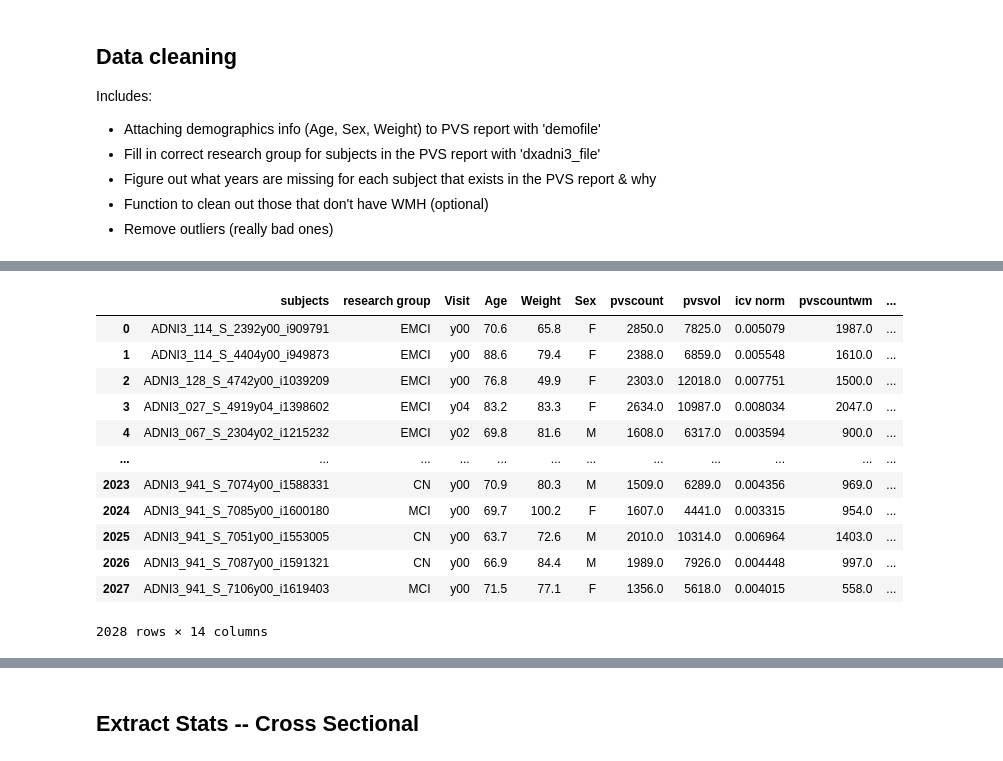
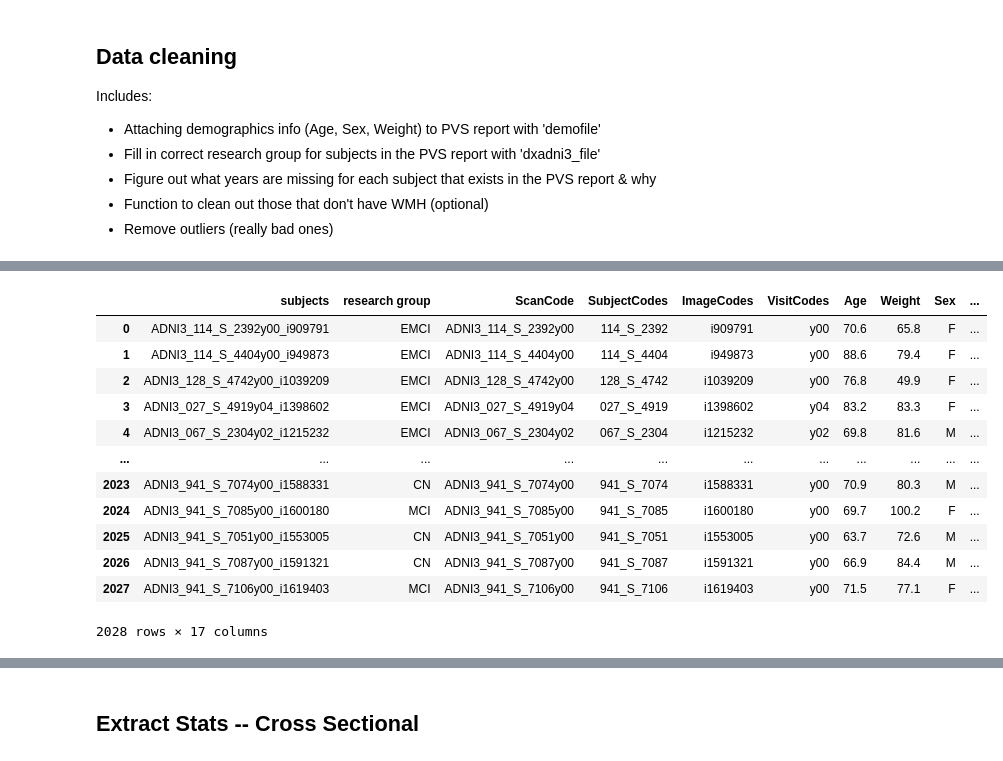
Before and after one commit to cind/pijp-frangi, a Jupyter notebook: pijp_frangi/stat_analysis.ipynb, the cells around one changed output, grey strips where cells are left out. Drawn from its saved outputs; the diff is of its cells as text; code cells hidden in the pictures.

Commit message:
test faulty subjects

```diff
--- a/pijp_frangi/stat_analysis.ipynb
+++ b/pijp_frangi/stat_analysis.ipynb
@@ -273,17 +435,10 @@ demo_clean.to_csv(os.path.join(path,'demographics_report_.csv'), index=False)
 # %%
-## test: which ones don't match?
-demoonly_clean = pd.DataFrame({'subjects':demo_clean['subjects'],'SubjectCodes':demo_clean['SubjectCodes'],'Visit':demo_clean['Visit'],'Age':demo_clean['Age'],'Weight':demo_clean['Weight'],'Sex':demo_clean['Sex']})
-demoonly_clean.groupby('subjects').count()
+# add age, weight, sex columns
+# RUNNING THIS CELL MORE THAN ONCE WILL PRODUCE ISSUES
+
+demoonly_clean = pd.DataFrame({'subjects':demo_clean['subjects'],'Age':demo_clean['Age'],'Weight':demo_clean['Weight'],'Sex':demo_clean['Sex']})
 #report
-#report_nomatch = copy.deepcopy(report)
-
-# find the subjects that exist on the grand report
-
-# group by?
-# figure out which years are missing
-
-# report_nomatch = report_nomatch.merge(demoonly_clean,how='outer',on='subjects')
-# report_nomatch.drop_duplicates(inplace=True)
-# report_nomatch = report_nomatch.reset_index(drop=True)
-# null_nomatch = report_nomatch[report_nomatch['research group'].isnull()].index
-# report_nomatch.loc[null_nomatch]
+reporttemp = copy.deepcopy(report)
+reporttemp = reporttemp.merge(demoonly_clean,how='left',on='subjects')
+reporttemp.drop_duplicates(inplace=True)
+reporttemp = reporttemp.reset_index(drop=True)
@@ -317,20 +445,20 @@ reporttemp = reporttemp.reset_index(drop=True)
 # %%
-reporttemp = reporttemp.iloc[:,[0,1,10,11,12,13,2,3,4,5,6,7,8,9]]
+reporttemp = reporttemp.iloc[:,[0,1,2,3,4,5,14,15,16,6,7,8,9,10,11,12,13]]
 reporttemp
 # %% [output]
-|  | subjects | research group | Visit | Age | Weight | Sex | pvscount | pvsvol | icv norm | pvscountwm | ... |
-| 0 | ADNI3_114_S_2392y00_i909791 | EMCI | y00 | 70.6 | 65.8 | F | 2850.0 | 7825.0 | 0.005079 | 1987.0 | ... |
-| 1 | ADNI3_114_S_4404y00_i949873 | EMCI | y00 | 88.6 | 79.4 | F | 2388.0 | 6859.0 | 0.005548 | 1610.0 | ... |
-| 2 | ADNI3_128_S_4742y00_i1039209 | EMCI | y00 | 76.8 | 49.9 | F | 2303.0 | 12018.0 | 0.007751 | 1500.0 | ... |
-| 3 | ADNI3_027_S_4919y04_i1398602 | EMCI | y04 | 83.2 | 83.3 | F | 2634.0 | 10987.0 | 0.008034 | 2047.0 | ... |
-| 4 | ADNI3_067_S_2304y02_i1215232 | EMCI | y02 | 69.8 | 81.6 | M | 1608.0 | 6317.0 | 0.003594 | 900.0 | ... |
-| ... | ... | ... | ... | ... | ... | ... | ... | ... | ... | ... | ... |
-| 2023 | ADNI3_941_S_7074y00_i1588331 | CN | y00 | 70.9 | 80.3 | M | 1509.0 | 6289.0 | 0.004356 | 969.0 | ... |
-| 2024 | ADNI3_941_S_7085y00_i1600180 | MCI | y00 | 69.7 | 100.2 | F | 1607.0 | 4441.0 | 0.003315 | 954.0 | ... |
-| 2025 | ADNI3_941_S_7051y00_i1553005 | CN | y00 | 63.7 | 72.6 | M | 2010.0 | 10314.0 | 0.006964 | 1403.0 | ... |
-| 2026 | ADNI3_941_S_7087y00_i1591321 | CN | y00 | 66.9 | 84.4 | M | 1989.0 | 7926.0 | 0.004448 | 997.0 | ... |
-| 2027 | ADNI3_941_S_7106y00_i1619403 | MCI | y00 | 71.5 | 77.1 | F | 1356.0 | 5618.0 | 0.004015 | 558.0 | ... |
+|  | subjects | research group | ScanCode | SubjectCodes | ImageCodes | VisitCodes | Age | Weight | Sex | ... |
+| 0 | ADNI3_114_S_2392y00_i909791 | EMCI | ADNI3_114_S_2392y00 | 114_S_2392 | i909791 | y00 | 70.6 | 65.8 | F | ... |
+| 1 | ADNI3_114_S_4404y00_i949873 | EMCI | ADNI3_114_S_4404y00 | 114_S_4404 | i949873 | y00 | 88.6 | 79.4 | F | ... |
+| 2 | ADNI3_128_S_4742y00_i1039209 | EMCI | ADNI3_128_S_4742y00 | 128_S_4742 | i1039209 | y00 | 76.8 | 49.9 | F | ... |
+| 3 | ADNI3_027_S_4919y04_i1398602 | EMCI | ADNI3_027_S_4919y04 | 027_S_4919 | i1398602 | y04 | 83.2 | 83.3 | F | ... |
+| 4 | ADNI3_067_S_2304y02_i1215232 | EMCI | ADNI3_067_S_2304y02 | 067_S_2304 | i1215232 | y02 | 69.8 | 81.6 | M | ... |
+| ... | ... | ... | ... | ... | ... | ... | ... | ... | ... | ... |
+| 2023 | ADNI3_941_S_7074y00_i1588331 | CN | ADNI3_941_S_7074y00 | 941_S_7074 | i1588331 | y00 | 70.9 | 80.3 | M | ... |
+| 2024 | ADNI3_941_S_7085y00_i1600180 | MCI | ADNI3_941_S_7085y00 | 941_S_7085 | i1600180 | y00 | 69.7 | 100.2 | F | ... |
+| 2025 | ADNI3_941_S_7051y00_i1553005 | CN | ADNI3_941_S_7051y00 | 941_S_7051 | i1553005 | y00 | 63.7 | 72.6 | M | ... |
+| 2026 | ADNI3_941_S_7087y00_i1591321 | CN | ADNI3_941_S_7087y00 | 941_S_7087 | i1591321 | y00 | 66.9 | 84.4 | M | ... |
+| 2027 | ADNI3_941_S_7106y00_i1619403 | MCI | ADNI3_941_S_7106y00 | 941_S_7106 | i1619403 | y00 | 71.5 | 77.1 | F | ... |
-2028 rows × 14 columns
+2028 rows × 17 columns
 # %%
 # fix the NaN values
 # some of these subjects have the wrong image ID or the wrong year labeled
```
Also changed, not shown: parts of 45 cells of this notebook, 1 other file.
